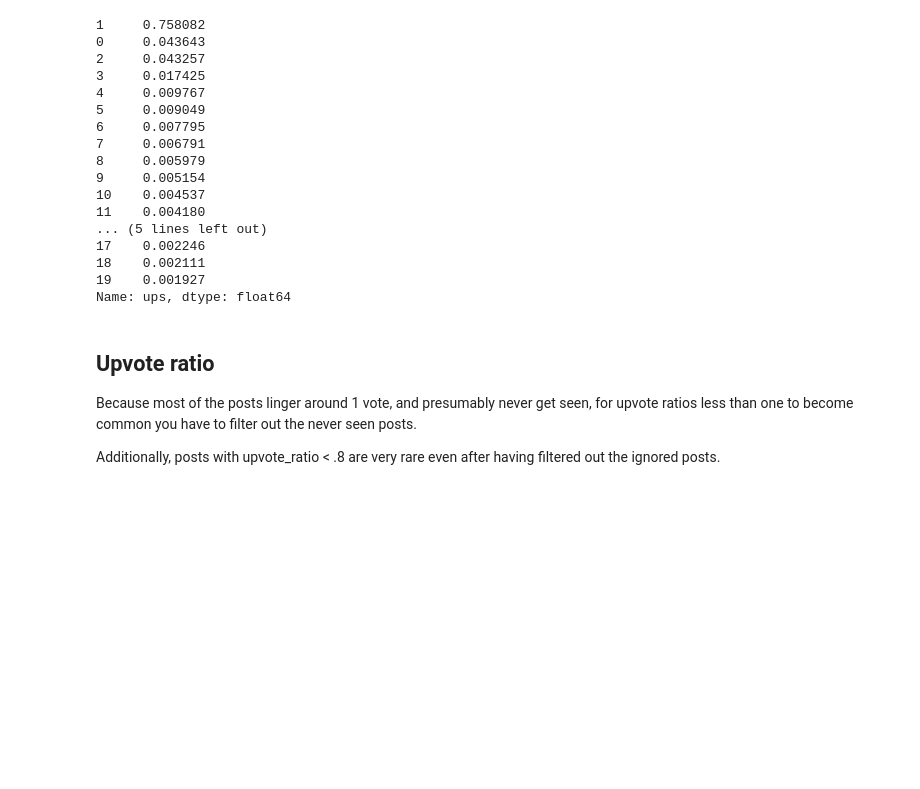
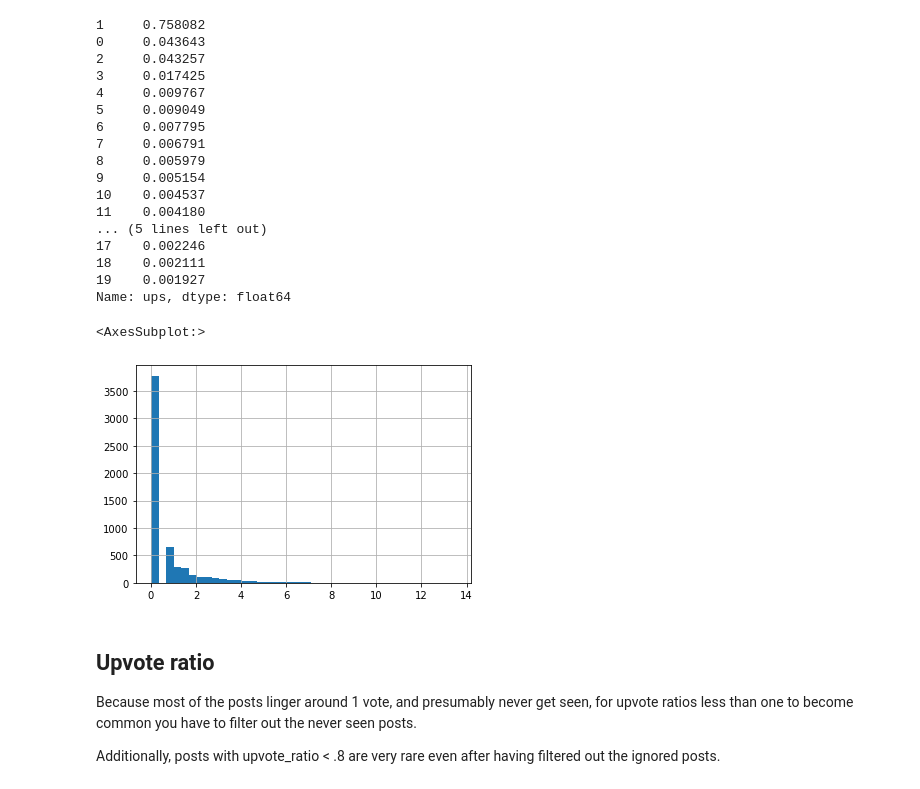
Before and after one commit to ElleNajt/ErdosInstitute-SIG_Project, a Jupyter notebook: ExploratoryDataAnalysis/FeatureByFeature.ipynb, the cells around one changed output. Cells and saved outputs as stored; diff of their text form; code cells hidden in the pictures; blank space fills up the shorter version.

```diff
--- a/ExploratoryDataAnalysis/FeatureByFeature.ipynb
+++ b/ExploratoryDataAnalysis/FeatureByFeature.ipynb
@@ -30,6 +39,11 @@ wsb.ups.value_counts().head(20)/len(wsb)
 18    0.002111
 19    0.001927
 Name: ups, dtype: float64
+# %%
+wsb.ups.value_counts().apply( lambda x : np.log(x)).hist(bins = 40)
+# %% [output]
+<AxesSubplot:>
+[figure, added]
 # %% [markdown]
 ## Upvote ratio
 
```
Also changed, not shown: parts of 8 cells of this notebook, 6 other files.
